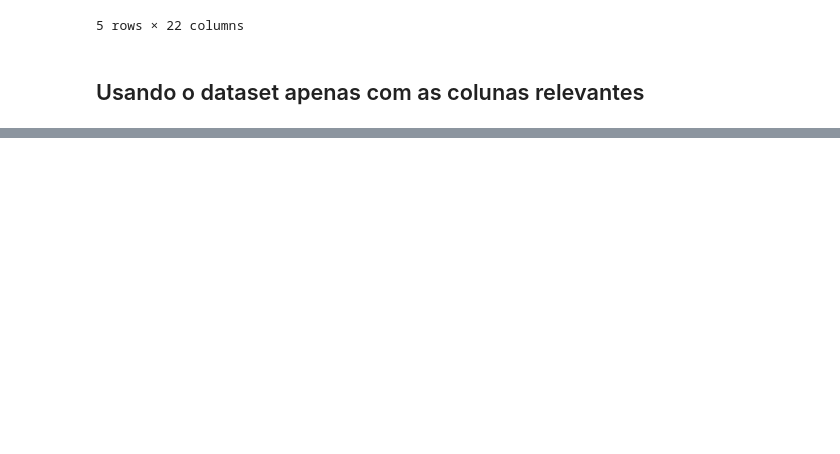
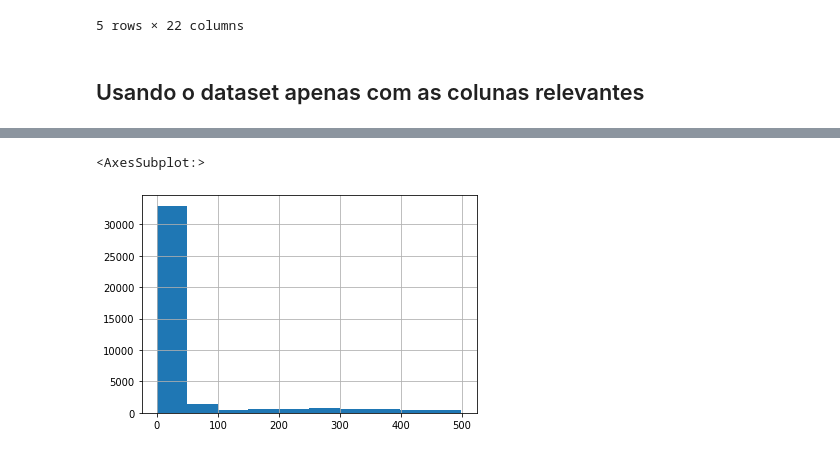
Before and after one commit to mbs8/IF679-ciencia-de-dados, a Jupyter notebook: 1-initial-analysis.ipynb, the cells around one changed output, grey strips where cells are left out. Drawn from its saved outputs; the diff is of its cells as text; code cells hidden in the pictures; blank space fills up the shorter version.

```diff
--- a/1-initial-analysis.ipynb
+++ b/1-initial-analysis.ipynb
@@ -126,0 +152,6 @@ sns.pairplot(df, hue='price')
+# %%
+too_low_price_df = df[df['price'] < 500]
+too_low_price_df['price'].hist()
+# %% [output]
+<AxesSubplot:>
+[figure, added]
```
Also changed, not shown: parts of 30 cells of this notebook.
